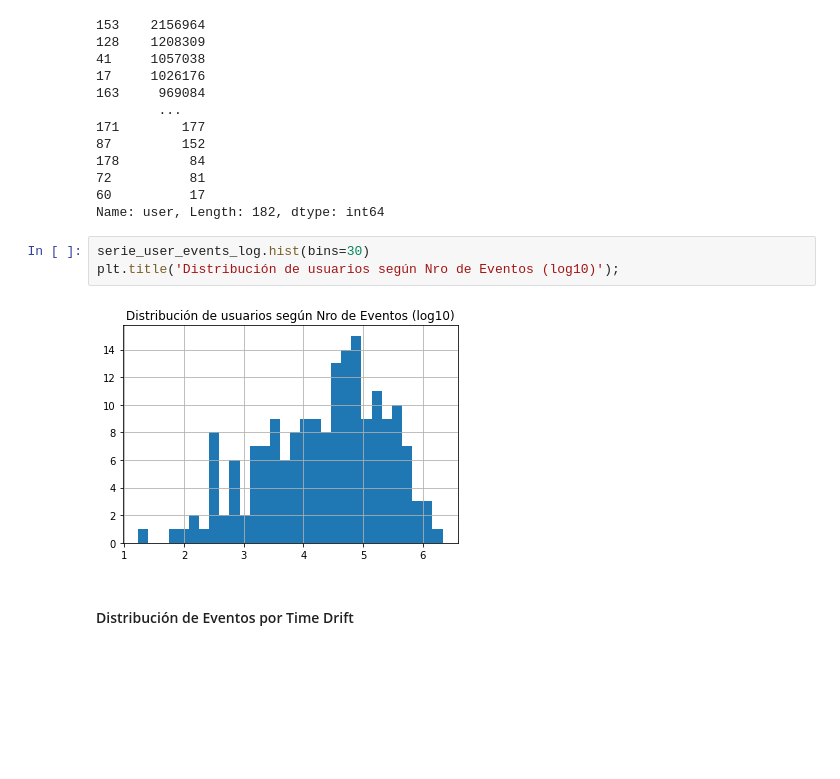
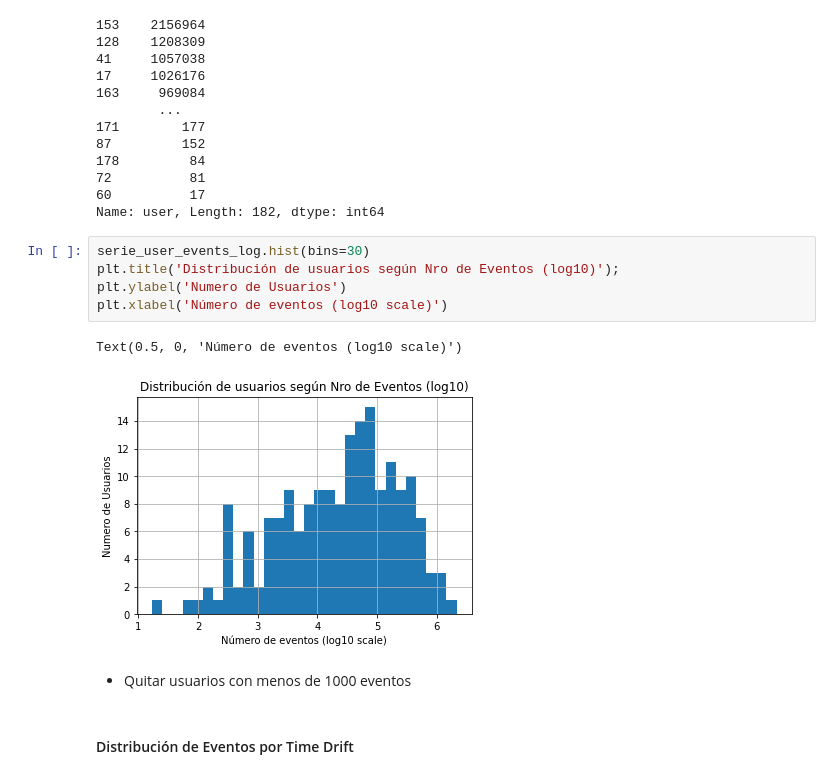
Before and after one commit to GabrielPila/skmob_mmc_mobility, a Jupyter notebook: notebooks/00.6_GeoLife_EDA.ipynb, the cells around one changed output. Cells and saved outputs as stored; diff of their text form; blank space fills up the shorter version.

```diff
--- a/notebooks/00.6_GeoLife_EDA.ipynb
+++ b/notebooks/00.6_GeoLife_EDA.ipynb
@@ -121,8 +122,13 @@ Name: user, Length: 182, dtype: int64
 # %%
 serie_user_events_log.hist(bins=30)
 plt.title('Distribución de usuarios según Nro de Eventos (log10)');
+plt.ylabel('Numero de Usuarios')
+plt.xlabel('Número de eventos (log10 scale)')
 # %% [output]
+Text(0.5, 0, 'Número de eventos (log10 scale)')
-[figure, old version]
+[figure, new version]
+# %% [markdown]
+- Quitar usuarios con menos de 1000 eventos
 # %% [markdown]
 #### Distribución de Eventos por Time Drift
 # %%
```
Also changed, not shown: parts of 15 cells of this notebook.
